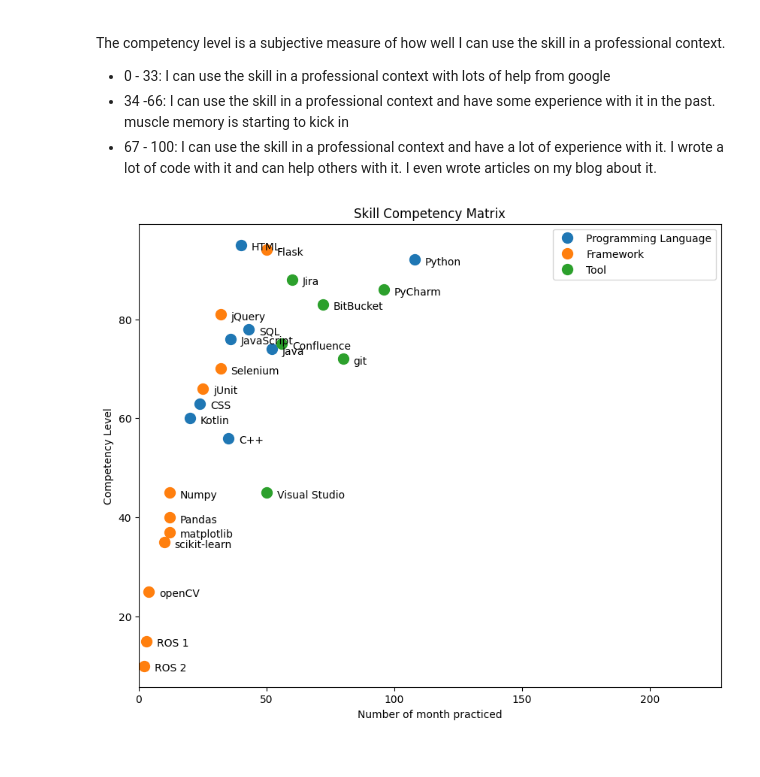
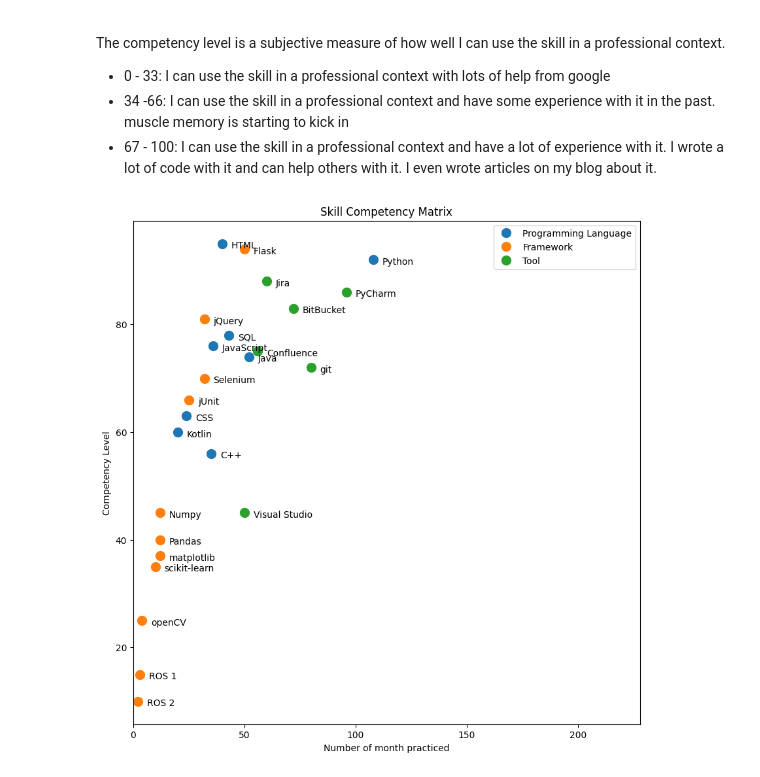
Before and after one commit to jboegeholz/curriculum_vitae_for_data_scientists, a Jupyter notebook: curriculum_vitae.ipynb, the cells around one changed output. Saved outputs shown, nothing was run; the diff lists cells and outputs as text; code cells hidden in the pictures.

```diff
--- a/curriculum_vitae.ipynb
+++ b/curriculum_vitae.ipynb
@@ -93,29 +93,29 @@ The competency level is a subjective measure of how well I can use the skill in
 # %%
 skills = pd.read_csv('./data/skills.csv')
 
 groups = ["Programming Language", "Framework", "Tool"]
 fig, ax = plt.subplots()
-fig.set_size_inches(10, 8)
+fig.set_size_inches(10, 10)
 
 for group in groups:
 
     skill = skills[skills.Type == group]
     ax.plot(skill['Number of month practiced'],
             skill['Competency Level'],
             marker='o',
             linestyle='',
             ms=10,
             label=group)
     for i, txt in enumerate(skill.Skill):
         ax.annotate(txt, (skill['Number of month practiced'].iat[i],
                           skill['Competency Level'].iat[i]),
                     xytext=(10,-5),
                     textcoords='offset points',)
 ax.legend()
 ax.set_xlim(0, 19*12)
 plt.xlabel('Number of month practiced')
 plt.ylabel('Competency Level')
 plt.title("Skill Competency Matrix")
 plt.show()
 # %% [output]
-[figure, old version]
+[figure, new version]
```
Also changed, not shown: parts of 1 cell of this notebook, 1 other file.
